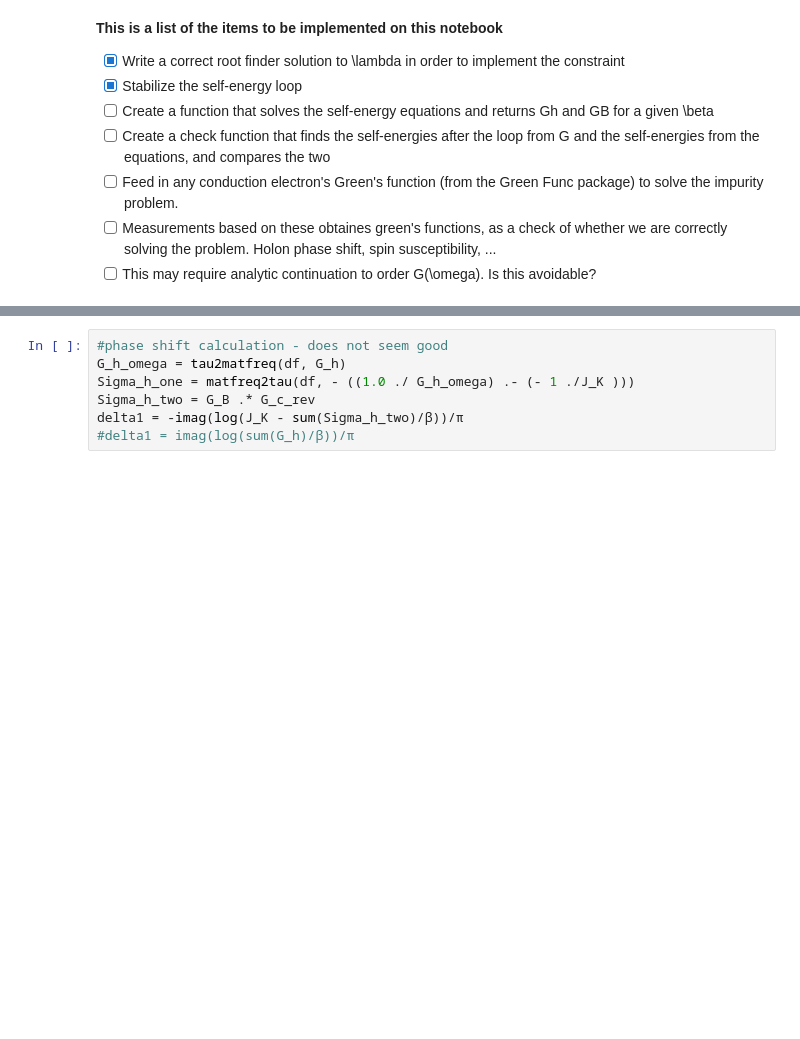
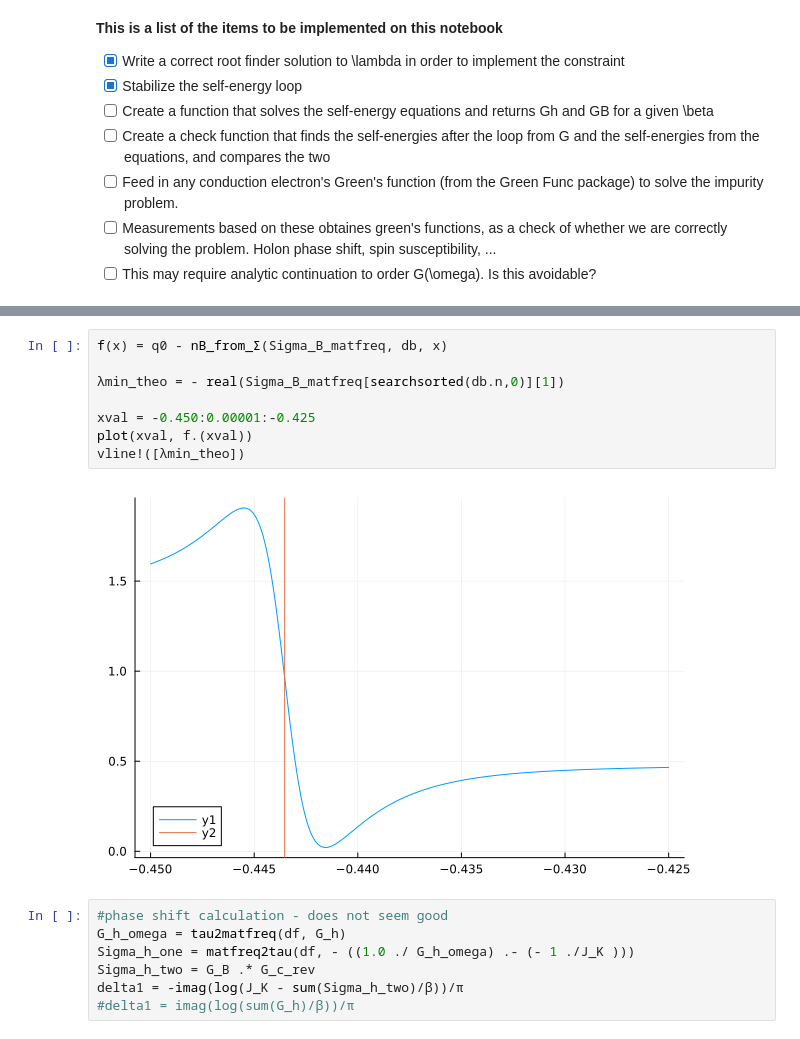
Before and after one commit to vdrouint/large-N-equations, a Jupyter notebook: largeN-Kondo.ipynb, the cells around one changed output, grey strips where cells are left out. Cells and saved outputs as stored; diff of their text form; blank space fills up the shorter version.

```diff
--- a/largeN-Kondo.ipynb
+++ b/largeN-Kondo.ipynb
@@ -239,3 +310,13 @@ done in 203 steps
+# %%
+f(x) = q0 - nB_from_Σ(Sigma_B_matfreq, db, x)
+
+λmin_theo = - real(Sigma_B_matfreq[searchsorted(db.n,0)][1])
+
+xval = -0.450:0.00001:-0.425
+plot(xval, f.(xval))
+vline!([λmin_theo])
+# %% [output]
+[figure, added]
 # %%
 #phase shift calculation - does not seem good
 G_h_omega = tau2matfreq(df, G_h)
```
Also changed, not shown: parts of 9 cells of this notebook.
